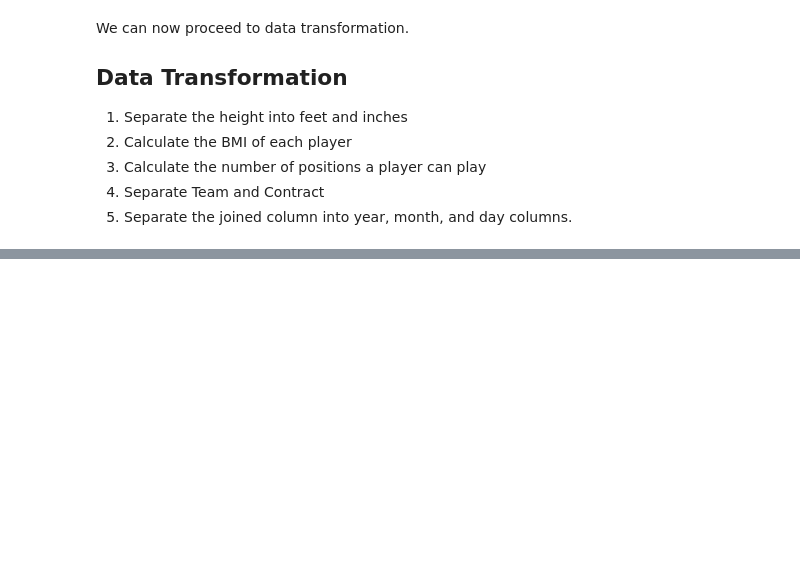
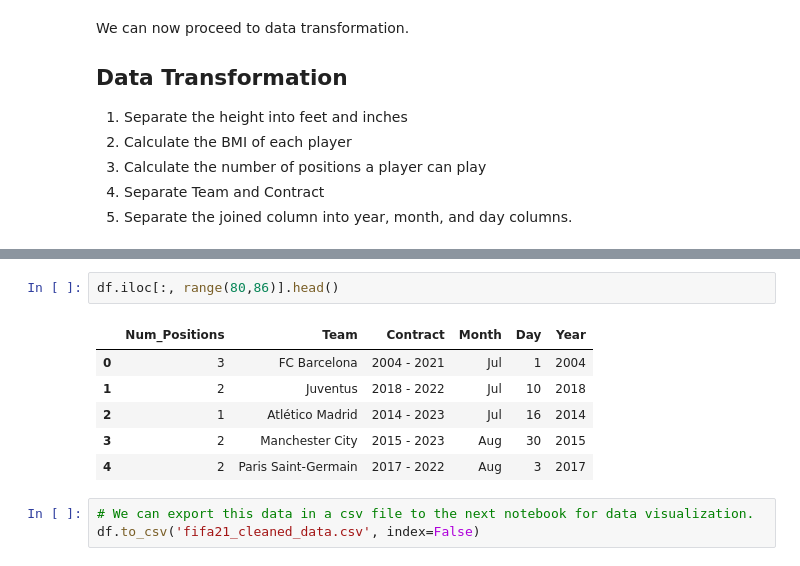
Before and after one commit to spusuluri/Data-Science-Projects, a Jupyter notebook: Project_2_FIFA/FIFA_data_cleaning.ipynb, the cells around one changed output, grey strips where cells are left out. Saved outputs shown, nothing was run; the diff lists cells and outputs as text; blank space fills up the shorter version.

Commit message:
finished data cleaning

```diff
--- a/Project_2_FIFA/FIFA_data_cleaning.ipynb
+++ b/Project_2_FIFA/FIFA_data_cleaning.ipynb
@@ -268,0 +441,12 @@ We can now proceed to data transformation.
+# %%
+df.iloc[:, range(80,86)].head()
+# %% [output]
+|  | Num_Positions | Team | Contract | Month | Day | Year |
+| 0 | 3 | FC Barcelona | 2004 - 2021 | Jul | 1 | 2004 |
+| 1 | 2 | Juventus | 2018 - 2022 | Jul | 10 | 2018 |
+| 2 | 1 | Atlético Madrid | 2014 - 2023 | Jul | 16 | 2014 |
+| 3 | 2 | Manchester City | 2015 - 2023 | Aug | 30 | 2015 |
+| 4 | 2 | Paris Saint-Germain | 2017 - 2022 | Aug | 3 | 2017 |
+# %%
+# We can export this data in a csv file to the next notebook for data visualization.
+df.to_csv('fifa21_cleaned_data.csv', index=False)
```
Also changed, not shown: parts of 23 cells of this notebook, 1 other file.
